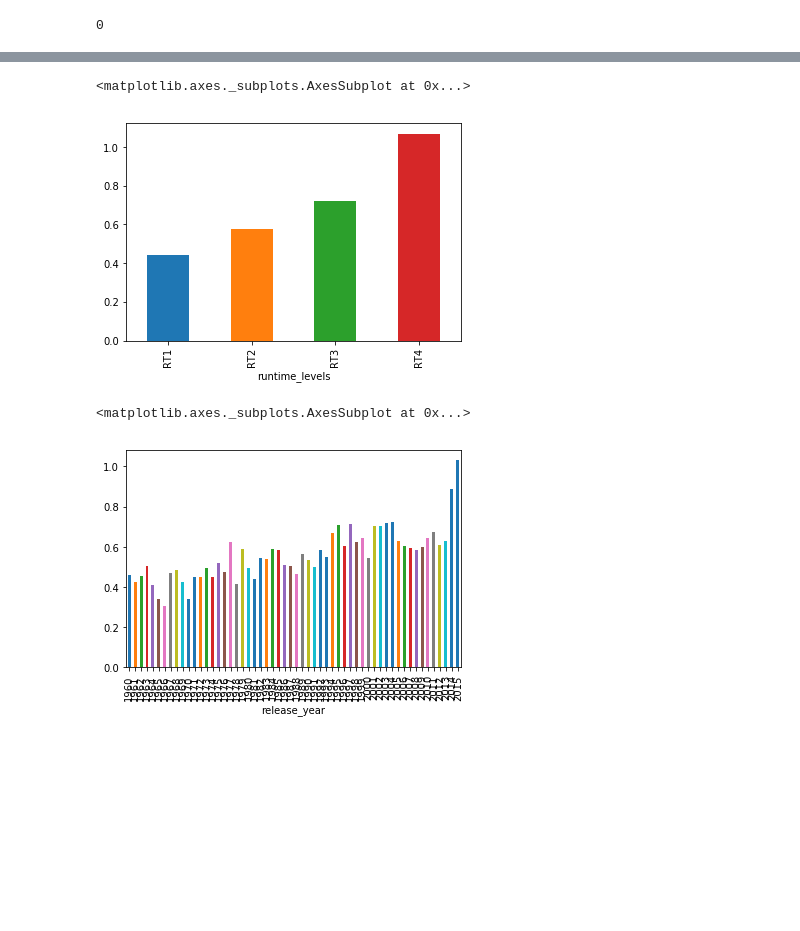
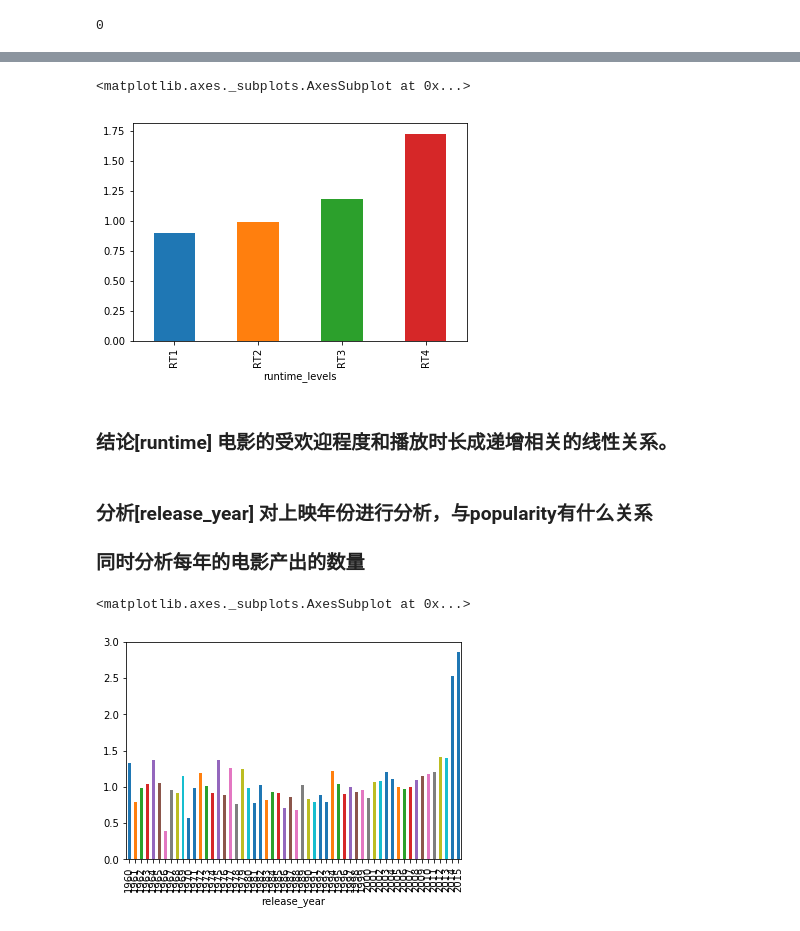
Before and after one commit to yuanguanjinkan/tongguan3, a Jupyter notebook: myWork.ipynb, the cells around one changed output, grey strips where cells are left out. Saved outputs shown, nothing was run; the diff lists cells and outputs as text; code cells hidden in the pictures; blank space fills up the shorter version.

```diff
--- a/myWork.ipynb
+++ b/myWork.ipynb
@@ -57,6 +96,6 @@ df.duplicated().sum()#计算重复行数据
 # %%
 #清理预算为0的数据
 #df.isnull().any()
-df.describe()
+df = df.query('budget > 0')
 
-df.query('budget > 0 and budget_adj > 0').describe()
+df = df.query('revenue > 0')
@@ -102,16 +153,20 @@ df.groupby('release_date_month')['popularity'].mean().plot(kind='bar')#按月份
 # %%
 #按照播放时长来进行分类
-runtime_edges = [ 0,93,103 ,117 ,540 ] # 用刚才计算的五个值填充这个列表
+runtime_edges = [15,95,106 ,119 ,338 ] # 用刚才计算的五个值填充这个列表
 runtime_names = [ 'RT1','RT2','RT3' ,'RT4' ] # 对每个播放时长水平类别进行命名
 df['runtime_levels'] = pd.cut(df['runtime'], runtime_edges, labels=runtime_names)
-df.head()
 df.groupby('runtime_levels')['popularity'].mean().plot(kind='bar')#按播放时长分组，计算bar图片
 # %% [output]
 <matplotlib.axes._subplots.AxesSubplot at 0x...>
-[figure, old version]
+[figure, new version]
+# %% [markdown]
+### 结论[runtime] 电影的受欢迎程度和播放时长成递增相关的线性关系。
+# %% [markdown]
+### 分析[release_year] 对上映年份进行分析，与popularity有什么关系
+### 同时分析每年的电影产出的数量
 # %%
 #按照上映年份来进行播放
 df.groupby('release_year')['popularity'].mean().plot(kind='bar')#按播放时长分组，计算bar图片
 # %% [output]
 <matplotlib.axes._subplots.AxesSubplot at 0x...>
-[figure, old version]
+[figure, new version]
```
Also changed, not shown: parts of 28 cells of this notebook, 1 other file.
